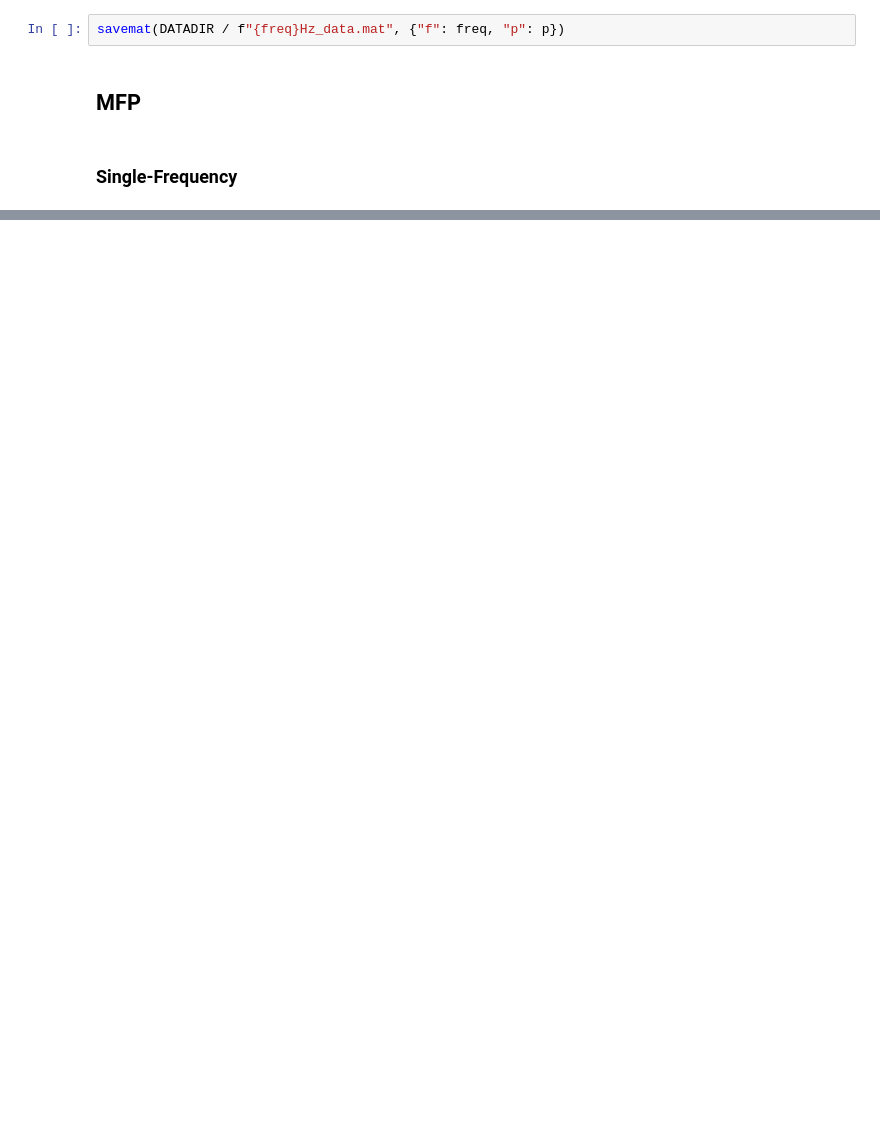
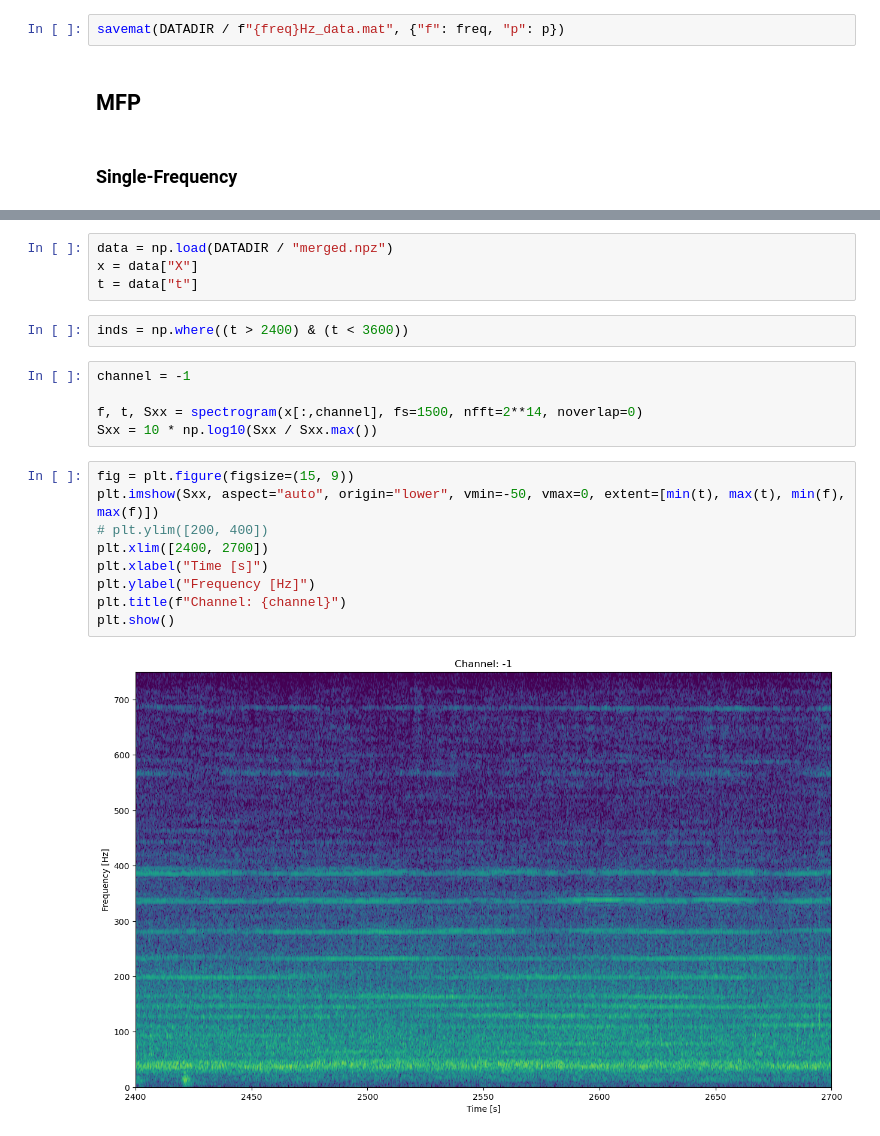
Before and after one commit to NeptuneProjects/BOGP, a Jupyter notebook: Notebooks/process_data.ipynb, the cells around one changed output, grey strips where cells are left out. Saved outputs shown, nothing was run; the diff lists cells and outputs as text; blank space fills up the shorter version.

```diff
--- a/Notebooks/process_data.ipynb
+++ b/Notebooks/process_data.ipynb
@@ -218,0 +228,22 @@ for i in trange(4, desc='1st loop'):
+# %%
+data = np.load(DATADIR / "merged.npz")
+x = data["X"]
+t = data["t"]
+# %%
+inds = np.where((t > 2400) & (t < 3600))
+# %%
+channel = -1
+
+f, t, Sxx = spectrogram(x[:,channel], fs=1500, nfft=2**14, noverlap=0)
+Sxx = 10 * np.log10(Sxx / Sxx.max())
+# %%
+fig = plt.figure(figsize=(15, 9))
+plt.imshow(Sxx, aspect="auto", origin="lower", vmin=-50, vmax=0, extent=[min(t), max(t), min(f), max(f)])
+# plt.ylim([200, 400])
+plt.xlim([2400, 2700])
+plt.xlabel("Time [s]")
+plt.ylabel("Frequency [Hz]")
+plt.title(f"Channel: {channel}")
+plt.show()
+# %% [output]
+[figure, added]
```
Also changed, not shown: parts of 16 cells of this notebook, 6 other files.
